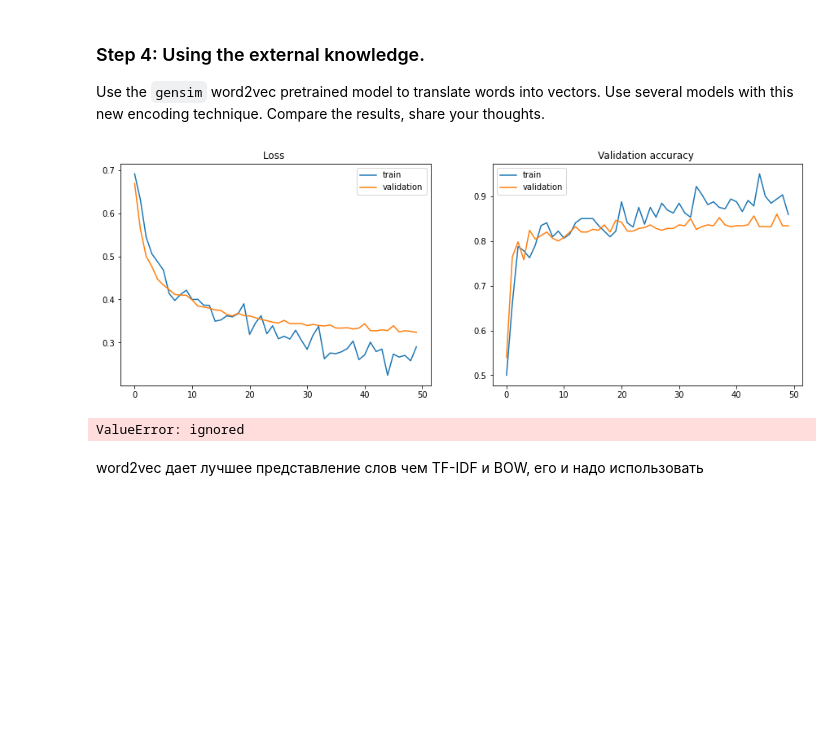
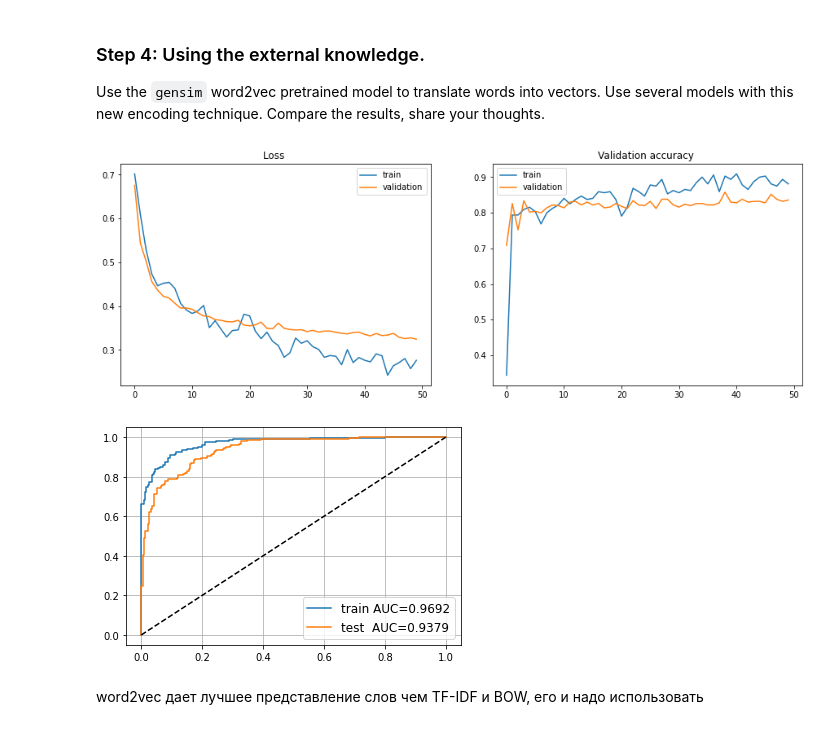
Before and after one commit to yukuproj/made2, a Jupyter notebook: assignment1_01_Word_Vectors.ipynb, the cells around one changed output. Cells and saved outputs as stored; diff of their text form; code cells hidden in the pictures; blank space fills up the shorter version.

```diff
--- a/assignment1_01_Word_Vectors.ipynb
+++ b/assignment1_01_Word_Vectors.ipynb
@@ -786,31 +786,31 @@ lr_scheduler = optim.lr_scheduler.ReduceLROnPlateau(opt, patience=10)
 # %%
 
 train_model(
     model,
     opt,
     lr_scheduler,
     X_train_w2v_torch,
     y_train_torch,
     X_test_w2v_torch,
     y_test_torch,
     n_iterations=500
 )
 
 
 
 for name, X, y, model in [
     ('train', X_train_w2v_torch, y_train, model),
     ('test ', X_test_w2v_torch, y_test, model)
 ]:
     proba = model(X).detach().cpu().numpy()
-    auc = roc_auc_score(y, proba)
-    plt.plot(*roc_curve(y, proba)[:2], label='%s AUC=%.4f' % (name, auc))
+    auc = roc_auc_score(y, proba[:,1])
+    plt.plot(*roc_curve(y, proba[:,1])[:2], label='%s AUC=%.4f' % (name, auc))
 
 plt.plot([0, 1], [0, 1], '--', color='black',)
 plt.legend(fontsize='large')
 plt.grid()
 # %% [output]
-[figure, old version]
+[figure, new version]
-ValueError: ignored
+[figure, added]
 # %% [markdown]
 word2vec дает лучшее представление слов чем TF-IDF и BOW, его и надо использовать
```
